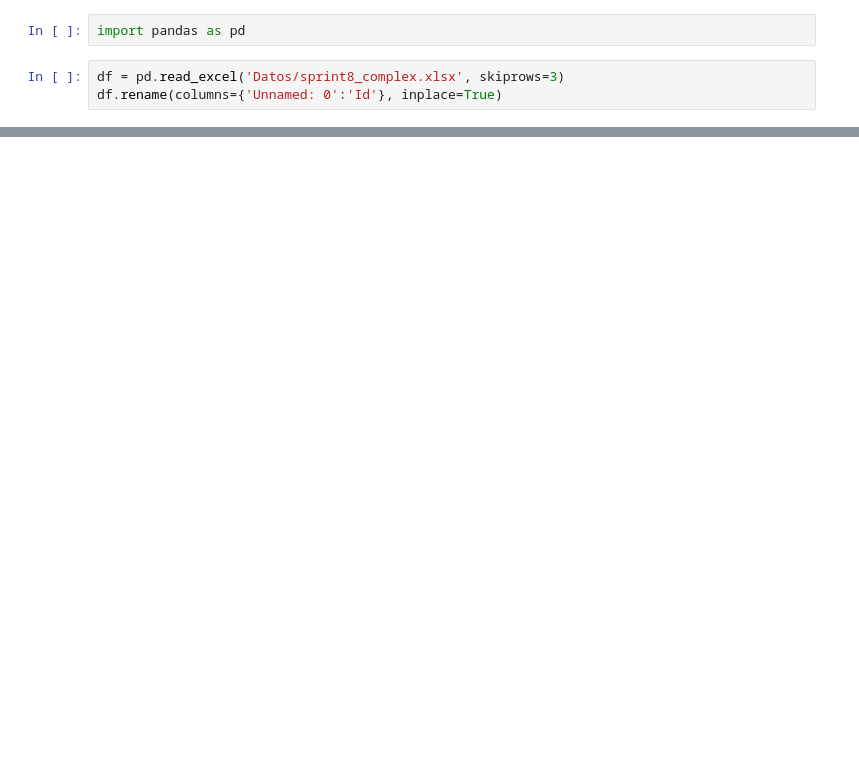
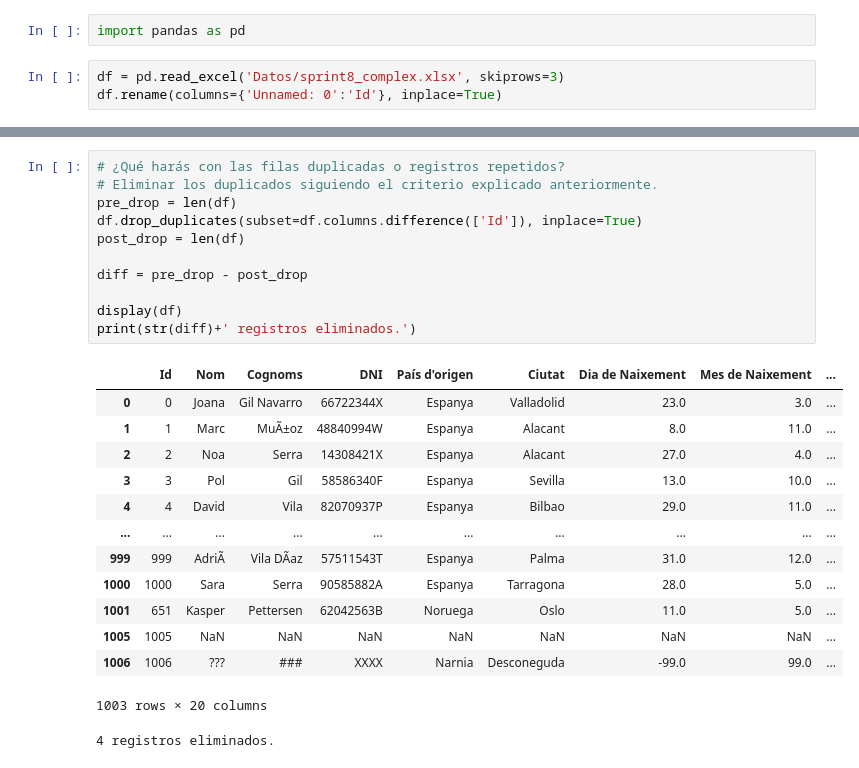
Before and after one commit to alejandro-pascual/ITAcademy-DataAnalytics-2026, a Jupyter notebook: Sprint 8/S8N1Ex2.ipynb, the cells around one changed output, grey strips where cells are left out. Saved outputs shown, nothing was run; the diff lists cells and outputs as text; blank space fills up the shorter version.

```diff
--- a/Sprint 8/S8N1Ex2.ipynb
+++ b/Sprint 8/S8N1Ex2.ipynb
@@ -231,0 +57,26 @@ Name: 558, dtype: object
+# %%
+# ¿Qué harás con las filas duplicadas o registros repetidos?
+# Eliminar los duplicados siguiendo el criterio explicado anteriormente.
+pre_drop = len(df)
+df.drop_duplicates(subset=df.columns.difference(['Id']), inplace=True)
+post_drop = len(df)
+
+diff = pre_drop - post_drop
+
+display(df)
+print(str(diff)+' registros eliminados.')
+# %% [output]
+|  | Id | Nom | Cognoms | DNI | País d'origen | Ciutat | Dia de Naixement | Mes de Naixement | ... |
+| 0 | 0 | Joana | Gil Navarro | 66722344X | Espanya | Valladolid | 23.0 | 3.0 | ... |
+| 1 | 1 | Marc | MuÃ±oz | 48840994W | Espanya | Alacant | 8.0 | 11.0 | ... |
+| 2 | 2 | Noa | Serra | 14308421X | Espanya | Alacant | 27.0 | 4.0 | ... |
+| 3 | 3 | Pol | Gil | 58586340F | Espanya | Sevilla | 13.0 | 10.0 | ... |
+| 4 | 4 | David | Vila | 82070937P | Espanya | Bilbao | 29.0 | 11.0 | ... |
+| ... | ... | ... | ... | ... | ... | ... | ... | ... | ... |
+| 999 | 999 | AdriÃ | Vila DÃ­az | 57511543T | Espanya | Palma | 31.0 | 12.0 | ... |
+| 1000 | 1000 | Sara | Serra | 90585882A | Espanya | Tarragona | 28.0 | 5.0 | ... |
+| 1001 | 651 | Kasper | Pettersen | 62042563B | Noruega | Oslo | 11.0 | 5.0 | ... |
+| 1005 | 1005 | NaN | NaN | NaN | NaN | NaN | NaN | NaN | ... |
+| 1006 | 1006 | ??? | ### | XXXX | Narnia | Desconeguda | -99.0 | 99.0 | ... |
+1003 rows × 20 columns
+4 registros eliminados.
```
Also changed, not shown: parts of 3 cells of this notebook.
